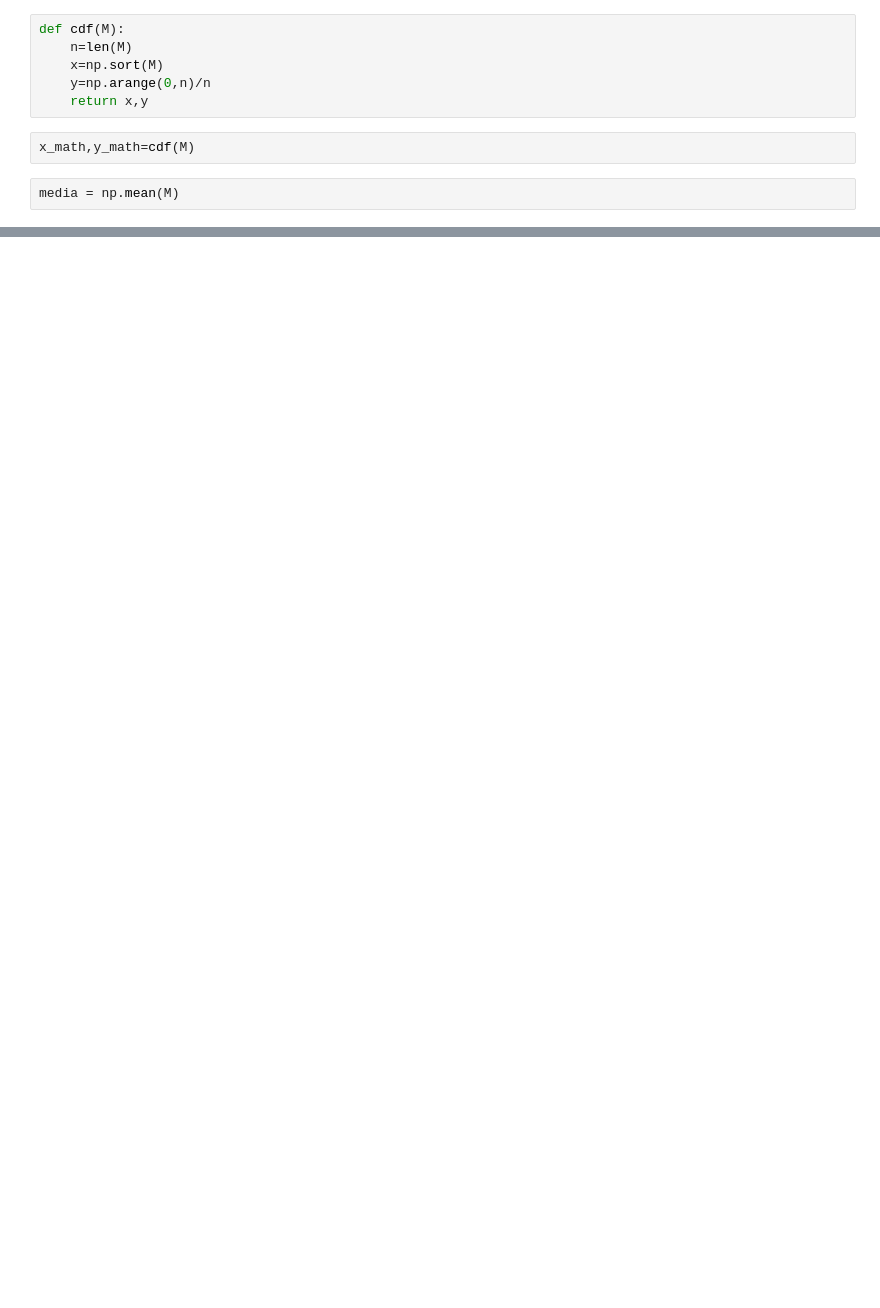
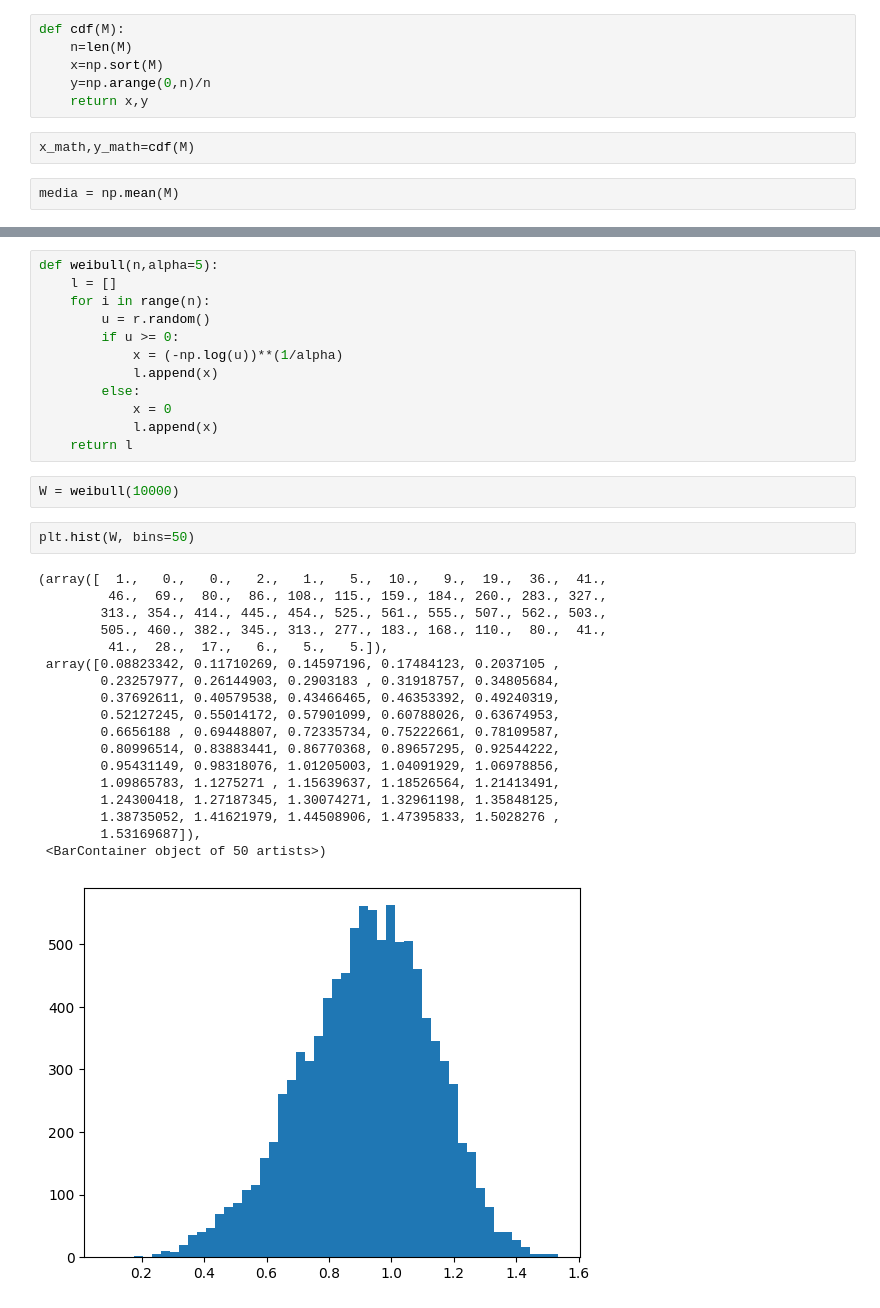
Before and after one commit to Mauricio-Fragoso-Mendoza/Simulacion-I, a Jupyter notebook: Transformada_Inversa.ipynb, the cells around one changed output, grey strips where cells are left out. Saved outputs shown, nothing was run; the diff lists cells and outputs as text; blank space fills up the shorter version.

```diff
--- a/Transformada_Inversa.ipynb
+++ b/Transformada_Inversa.ipynb
@@ -58,0 +82,35 @@ plt.axvline(x=media, color='green') # La media
+# %%
+def weibull(n,alpha=5):
+    l = []
+    for i in range(n):
+        u = r.random()
+        if u >= 0:
+            x = (-np.log(u))**(1/alpha)
+            l.append(x)
+        else:
+            x = 0
+            l.append(x)
+    return l
+# %%
+W = weibull(10000)
+# %%
+plt.hist(W, bins=50)
+# %% [output]
+(array([  1.,   0.,   0.,   2.,   1.,   5.,  10.,   9.,  19.,  36.,  41.,
+         46.,  69.,  80.,  86., 108., 115., 159., 184., 260., 283., 327.,
+        313., 354., 414., 445., 454., 525., 561., 555., 507., 562., 503.,
+        505., 460., 382., 345., 313., 277., 183., 168., 110.,  80.,  41.,
+         41.,  28.,  17.,   6.,   5.,   5.]),
+ array([0.08823342, 0.11710269, 0.14597196, 0.17484123, 0.2037105 ,
+        0.23257977, 0.26144903, 0.2903183 , 0.31918757, 0.34805684,
+        0.37692611, 0.40579538, 0.43466465, 0.46353392, 0.49240319,
+        0.52127245, 0.55014172, 0.57901099, 0.60788026, 0.63674953,
+        0.6656188 , 0.69448807, 0.72335734, 0.75222661, 0.78109587,
+        0.80996514, 0.83883441, 0.86770368, 0.89657295, 0.92544222,
+        0.95431149, 0.98318076, 1.01205003, 1.04091929, 1.06978856,
+        1.09865783, 1.1275271 , 1.15639637, 1.18526564, 1.21413491,
+        1.24300418, 1.27187345, 1.30074271, 1.32961198, 1.35848125,
+        1.38735052, 1.41621979, 1.44508906, 1.47395833, 1.5028276 ,
+        1.53169687]),
+ <BarContainer object of 50 artists>)
+[figure, added]
```
Also changed, not shown: parts of 13 cells of this notebook.
